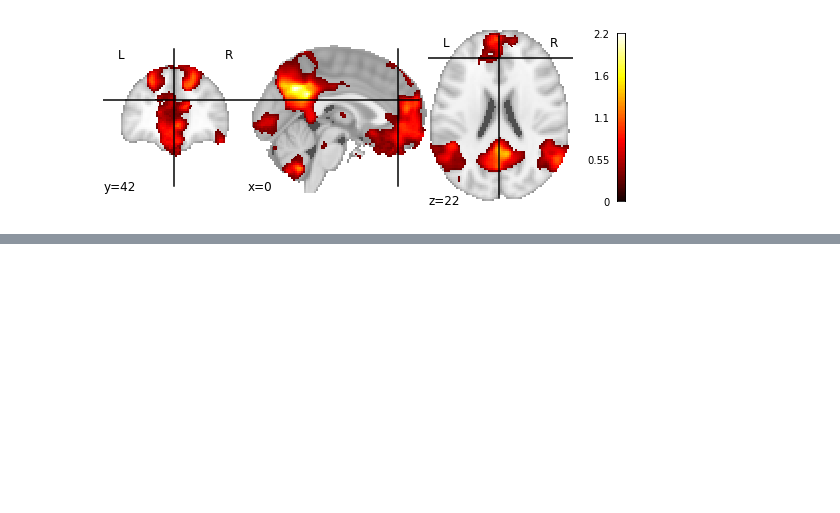
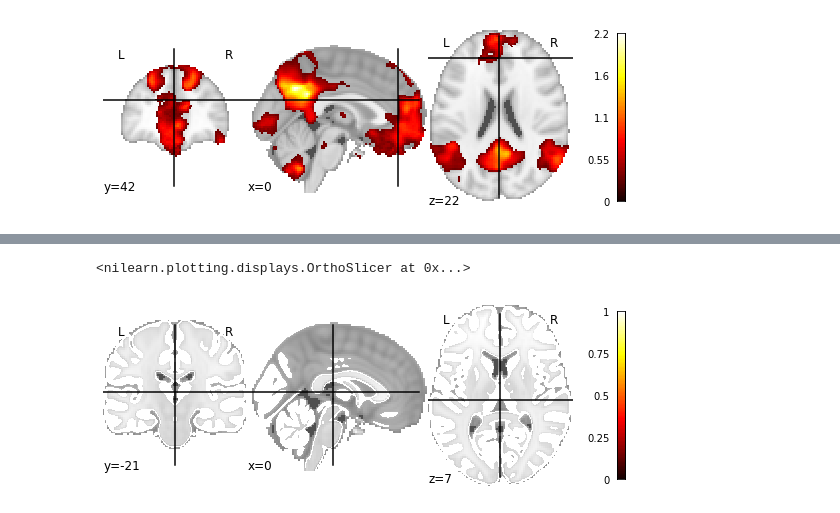
Before and after one commit to NeuroMET/fMRi, a Jupyter notebook: notebooks/MRSVoxel_to_whole_brain.ipynb, the cells around one changed output, grey strips where cells are left out. Cells and saved outputs as stored; diff of their text form; code cells hidden in the pictures; blank space fills up the shorter version.

```diff
--- a/notebooks/MRSVoxel_to_whole_brain.ipynb
+++ b/notebooks/MRSVoxel_to_whole_brain.ipynb
@@ -117,0 +133,2 @@ Wall time: 3.24 s
+# %%
+gm = nib.Nifti1Image(gm_mask, gm.affine, header=gm.header)
@@ -117,0 +142,2 @@ Wall time: 3.24 s
+# %%
+gm = nib.Nifti1Image(gm_mask, example_img.affine, header=example_img.header)
@@ -117,0 +146,5 @@ Wall time: 3.24 s
+# %%
+plotting.plot_stat_map(gm)
+# %% [output]
+<nilearn.plotting.displays.OrthoSlicer at 0x...>
+[figure, added]
```
Also changed, not shown: parts of 19 cells of this notebook.
